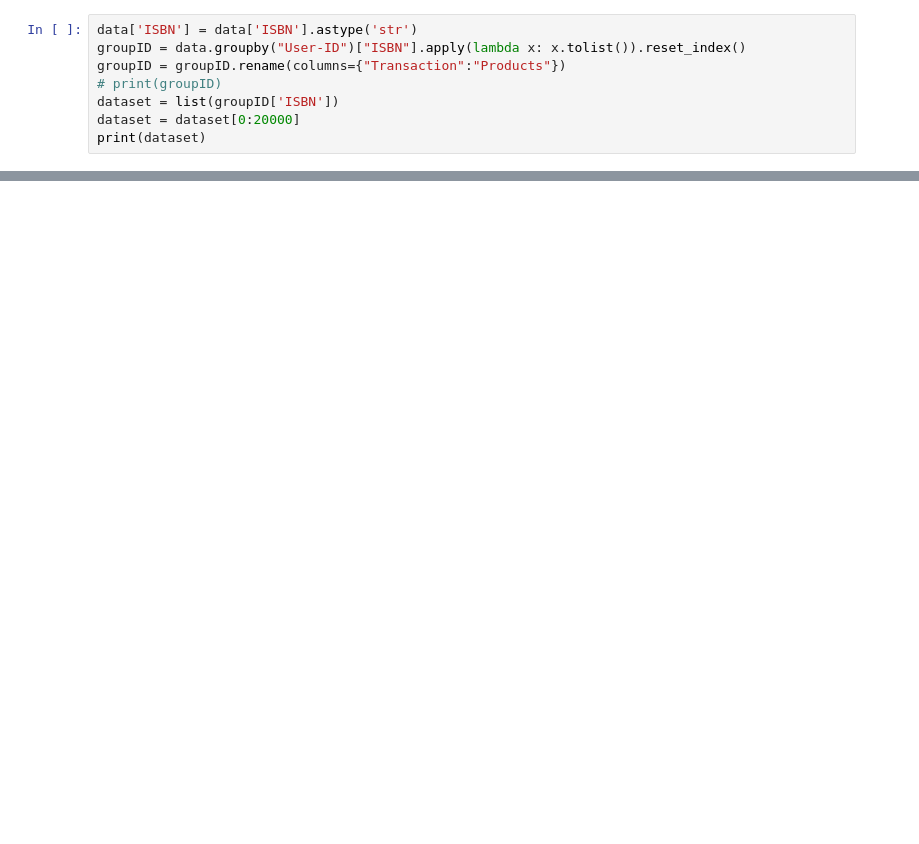
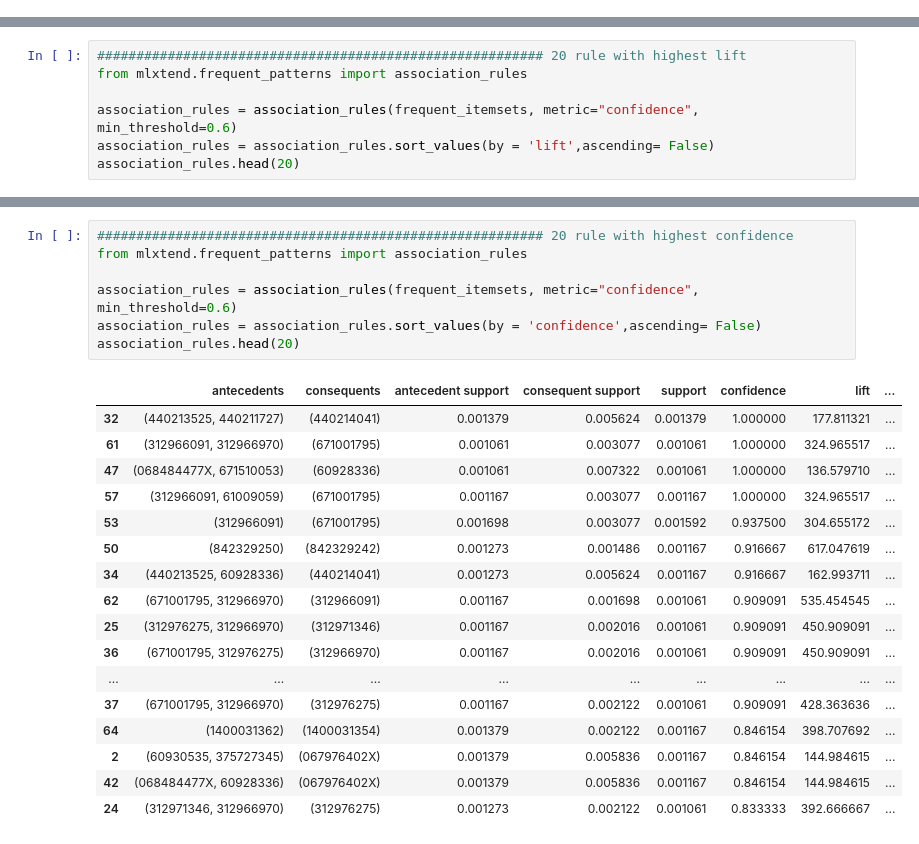
Before and after one commit to arvinnick/mammadAghaRepo, a Jupyter notebook: Exercise 2.01(1402-11-15).ipynb, the cells around one changed output, grey strips where cells are left out. Saved outputs shown, nothing was run; the diff lists cells and outputs as text; blank space fills up the shorter version.

```diff
--- a/Exercise 2.01(1402-11-15).ipynb
+++ b/Exercise 2.01(1402-11-15).ipynb
@@ -23,8 +0,0 @@ print(data)
-# %%
-data['ISBN'] = data['ISBN'].astype('str')
-groupID = data.groupby("User-ID")["ISBN"].apply(lambda x: x.tolist()).reset_index()
-groupID = groupID.rename(columns={"Transaction":"Products"})
-# print(groupID)
-dataset = list(groupID['ISBN'])
-dataset = dataset[0:20000]
-print(dataset)
@@ -62,0 +54,7 @@ print(df_ar)
+# %%
+######################################################### 20 rule with highest lift
+from mlxtend.frequent_patterns import association_rules
+
+association_rules = association_rules(frequent_itemsets, metric="confidence", min_threshold=0.6)
+association_rules = association_rules.sort_values(by = 'lift',ascending= False)
+association_rules.head(20)
@@ -62,0 +79,25 @@ print(df_ar)
+# %%
+######################################################### 20 rule with highest confidence
+from mlxtend.frequent_patterns import association_rules
+
+association_rules = association_rules(frequent_itemsets, metric="confidence", min_threshold=0.6)
+association_rules = association_rules.sort_values(by = 'confidence',ascending= False)
+association_rules.head(20)
+# %% [output]
+|  | antecedents | consequents | antecedent support | consequent support | support | confidence | lift | ... |
+| 32 | (440213525, 440211727) | (440214041) | 0.001379 | 0.005624 | 0.001379 | 1.000000 | 177.811321 | ... |
+| 61 | (312966091, 312966970) | (671001795) | 0.001061 | 0.003077 | 0.001061 | 1.000000 | 324.965517 | ... |
+| 47 | (068484477X, 671510053) | (60928336) | 0.001061 | 0.007322 | 0.001061 | 1.000000 | 136.579710 | ... |
+| 57 | (312966091, 61009059) | (671001795) | 0.001167 | 0.003077 | 0.001167 | 1.000000 | 324.965517 | ... |
+| 53 | (312966091) | (671001795) | 0.001698 | 0.003077 | 0.001592 | 0.937500 | 304.655172 | ... |
+| 50 | (842329250) | (842329242) | 0.001273 | 0.001486 | 0.001167 | 0.916667 | 617.047619 | ... |
+| 34 | (440213525, 60928336) | (440214041) | 0.001273 | 0.005624 | 0.001167 | 0.916667 | 162.993711 | ... |
+| 62 | (671001795, 312966970) | (312966091) | 0.001167 | 0.001698 | 0.001061 | 0.909091 | 535.454545 | ... |
+| 25 | (312976275, 312966970) | (312971346) | 0.001167 | 0.002016 | 0.001061 | 0.909091 | 450.909091 | ... |
+| 36 | (671001795, 312976275) | (312966970) | 0.001167 | 0.002016 | 0.001061 | 0.909091 | 450.909091 | ... |
+| ... | ... | ... | ... | ... | ... | ... | ... | ... |
+| 37 | (671001795, 312966970) | (312976275) | 0.001167 | 0.002122 | 0.001061 | 0.909091 | 428.363636 | ... |
+| 64 | (1400031362) | (1400031354) | 0.001379 | 0.002122 | 0.001167 | 0.846154 | 398.707692 | ... |
+| 2 | (60930535, 375727345) | (067976402X) | 0.001379 | 0.005836 | 0.001167 | 0.846154 | 144.984615 | ... |
+| 42 | (068484477X, 60928336) | (067976402X) | 0.001379 | 0.005836 | 0.001167 | 0.846154 | 144.984615 | ... |
+| 24 | (312971346, 312966970) | (312976275) | 0.001273 | 0.002122 | 0.001061 | 0.833333 | 392.666667 | ... |
```
Also changed, not shown: parts of 9 cells of this notebook.
